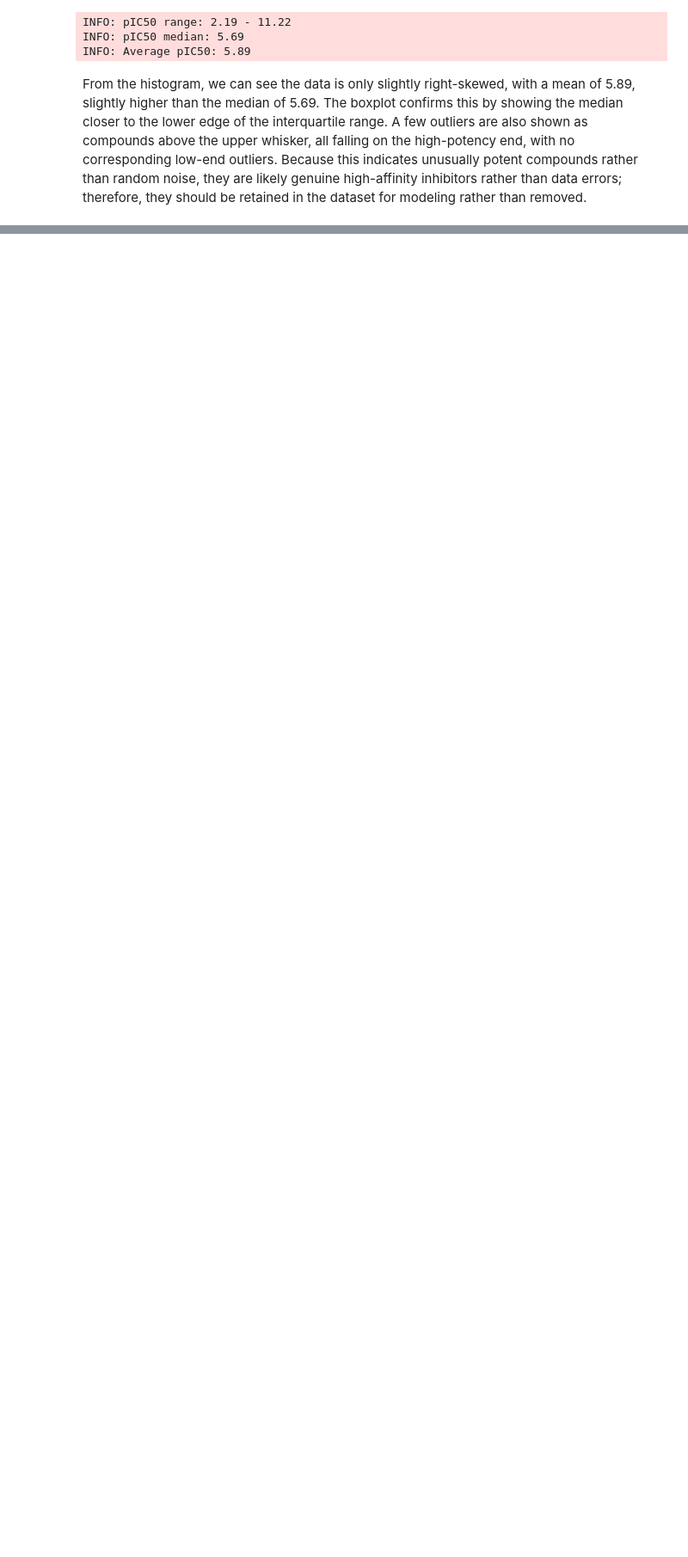
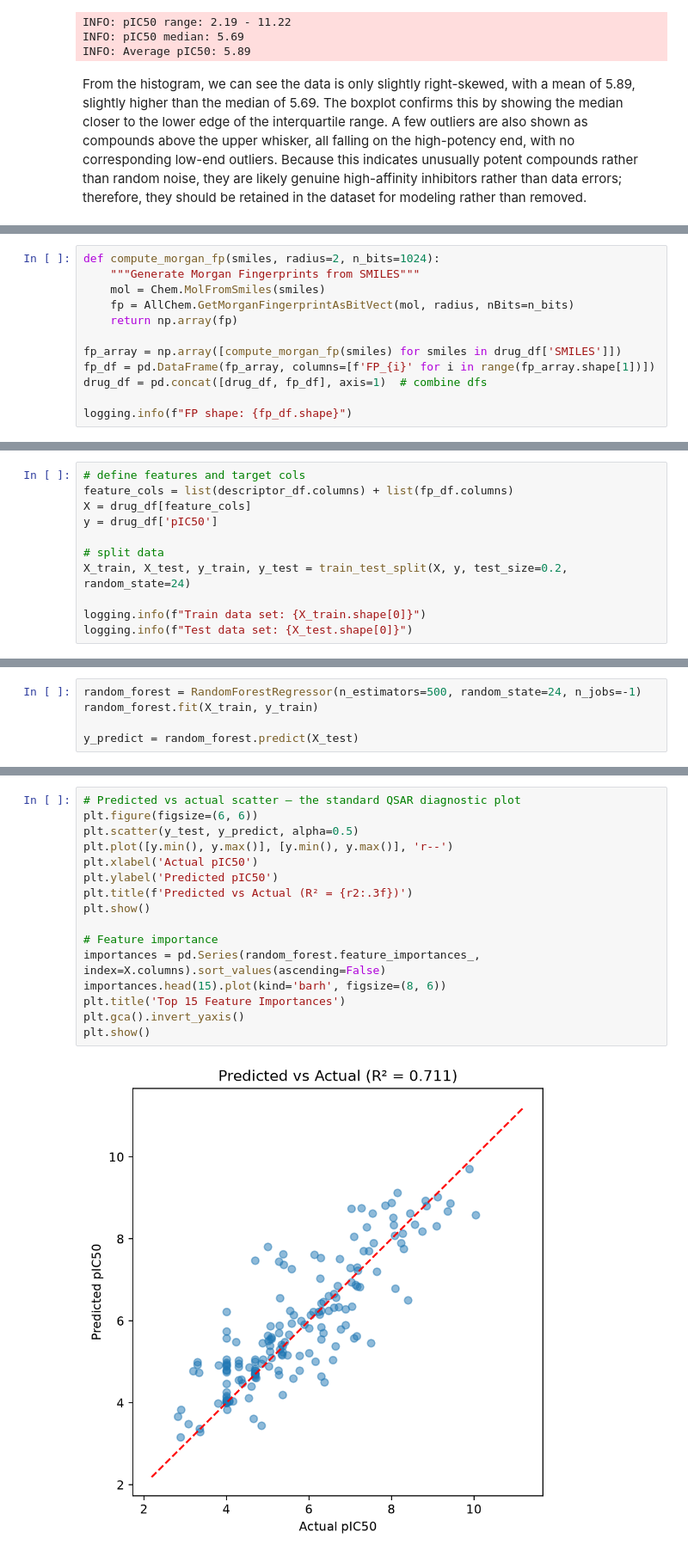
Before and after one commit to zoechow24/cancer-drug-predictor, a Jupyter notebook: cancer_drug_prediction.ipynb, the cells around one changed output, grey strips where cells are left out. Shown at 86% size. Drawn from its saved outputs; the diff is of its cells as text; blank space fills up the shorter version.

Commit message:
featurization, splitting, model training, eval

```diff
--- a/cancer_drug_prediction.ipynb
+++ b/cancer_drug_prediction.ipynb
@@ -199,0 +228,12 @@ From the histogram, we can see the data is only slightly right-skewed, with a me
+# %%
+def compute_morgan_fp(smiles, radius=2, n_bits=1024):
+    """Generate Morgan Fingerprints from SMILES"""
+    mol = Chem.MolFromSmiles(smiles)
+    fp = AllChem.GetMorganFingerprintAsBitVect(mol, radius, nBits=n_bits)
+    return np.array(fp)
+
+fp_array = np.array([compute_morgan_fp(smiles) for smiles in drug_df['SMILES']])
+fp_df = pd.DataFrame(fp_array, columns=[f'FP_{i}' for i in range(fp_array.shape[1])])
+drug_df = pd.concat([drug_df, fp_df], axis=1)  # combine dfs
+
+logging.info(f"FP shape: {fp_df.shape}")
@@ -199,0 +261,11 @@ From the histogram, we can see the data is only slightly right-skewed, with a me
+# %%
+# define features and target cols
+feature_cols = list(descriptor_df.columns) + list(fp_df.columns)
+X = drug_df[feature_cols]
+y = drug_df['pIC50']
+
+# split data
+X_train, X_test, y_train, y_test = train_test_split(X, y, test_size=0.2, random_state=24)
+
+logging.info(f"Train data set: {X_train.shape[0]}")
+logging.info(f"Test data set: {X_test.shape[0]}")
@@ -199,0 +278,5 @@ From the histogram, we can see the data is only slightly right-skewed, with a me
+# %%
+random_forest = RandomForestRegressor(n_estimators=500, random_state=24, n_jobs=-1)
+random_forest.fit(X_train, y_train)
+
+y_predict = random_forest.predict(X_test)
@@ -199,0 +294,18 @@ From the histogram, we can see the data is only slightly right-skewed, with a me
+# %%
+# Predicted vs actual scatter — the standard QSAR diagnostic plot
+plt.figure(figsize=(6, 6))
+plt.scatter(y_test, y_predict, alpha=0.5)
+plt.plot([y.min(), y.max()], [y.min(), y.max()], 'r--')
+plt.xlabel('Actual pIC50')
+plt.ylabel('Predicted pIC50')
+plt.title(f'Predicted vs Actual (R² = {r2:.3f})')
+plt.show()
+
+# Feature importance
+importances = pd.Series(random_forest.feature_importances_, index=X.columns).sort_values(ascending=False)
+importances.head(15).plot(kind='barh', figsize=(8, 6))
+plt.title('Top 15 Feature Importances')
+plt.gca().invert_yaxis()
+plt.show()
+# %% [output]
+[figure, added]
```
Also changed, not shown: parts of 10 cells of this notebook.
